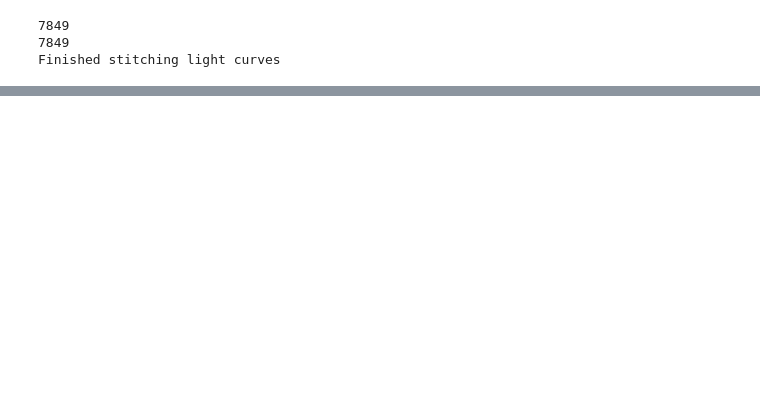
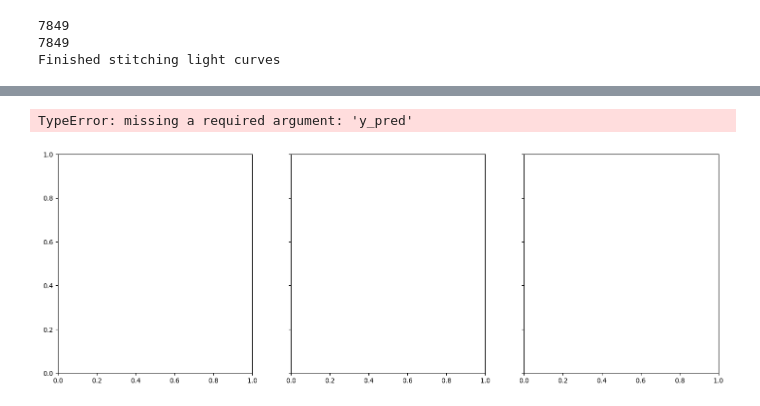
Before and after one commit to khadijaraza/spisproject, a Jupyter notebook: plasticcdata.ipynb, the cells around one changed output, grey strips where cells are left out. Saved outputs shown, nothing was run; the diff lists cells and outputs as text; code cells hidden in the pictures; blank space fills up the shorter version.

Commit message:
printing out what features help the model identify a single class

```diff
--- a/plasticcdata.ipynb
+++ b/plasticcdata.ipynb
@@ -214,0 +183,46 @@ plt.show()
+# %%
+#printing out what features help the model identify a single class, not just overall
+
+def find_class_specific_feat(model, X, y, class_label, n_repeats=20, random_state=42):
+  #returns feature importance for predicting a single class
+  rng = np.random.RandomState(random_state)
+  y_true_bin = (y == class_label).astype(int)
+
+  #baseline score (no feature shuffled)
+  base_preds = model.predict(X)
+  base_score = f1_score(y)
+
+  n_features = X.shape[1]
+  all_imp = np.zeros((n_repeats, n_features))
+
+  for i in range(n_repeats):
+    for j, col in enumerate(X.columns):
+      X_shuf = X.copy()
+      # shuffle the column with reproducible RNG
+      X_shuf[col] = rng.permutation(X_shuf[col].values)
+      shuf_preds = model.predict(X_shuf)
+      shuf_score = f1_score(y_true_bin, (shuf_preds == class_label).astype(int))
+      all_imp[i, j] = base_score - shuf_score
+
+  mean_imp = all_imp.mean(axis=0)
+  std_imp = all_imp.std(axis=0)
+
+  return pd.Series(mean_imp, index=X.columns), pd.Series(std_imp, index=X.columns)
+
+classes = ["Black Hole Event", "Supernova Event", "Variable Star"]
+fig, axes = plt.subplots(1, len(classes), figsize=(18,6), sharey=True)
+
+for ax, cls in zip(axes, classes): #assign each class to each axis
+    mean_imp, std_imp = find_class_specific_feat(clf, X_test, y_test, class_label=cls,n_repeats=20, random_state=0)
+    top = mean_imp.sort_values(ascending=False).head(10)
+    ax.bar(range(len(top)), top.values, yerr=std_imp[top.index].values, capsize=3)
+    ax.set_xticks(range(len(top)))
+    ax.set_xticklabels(top.index, rotation=90)
+    ax.set_title(f"Top features for {cls}")
+    ax.set_ylabel("Drop in F1 (mean over repeats)")
+
+plt.tight_layout()
+plt.show()
+# %% [output]
+TypeError: missing a required argument: 'y_pred'
+[figure, added]
```
Also changed, not shown: parts of 5 cells of this notebook.
